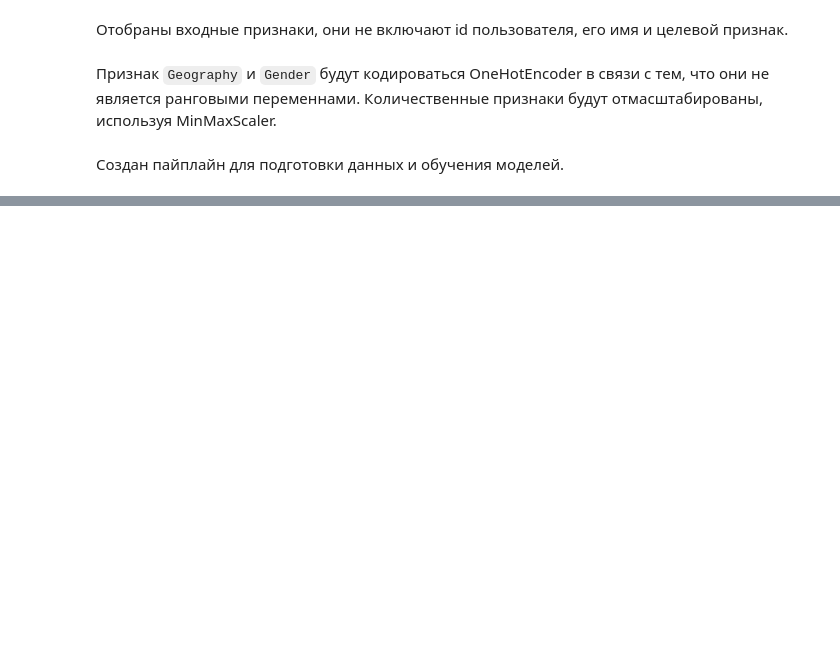
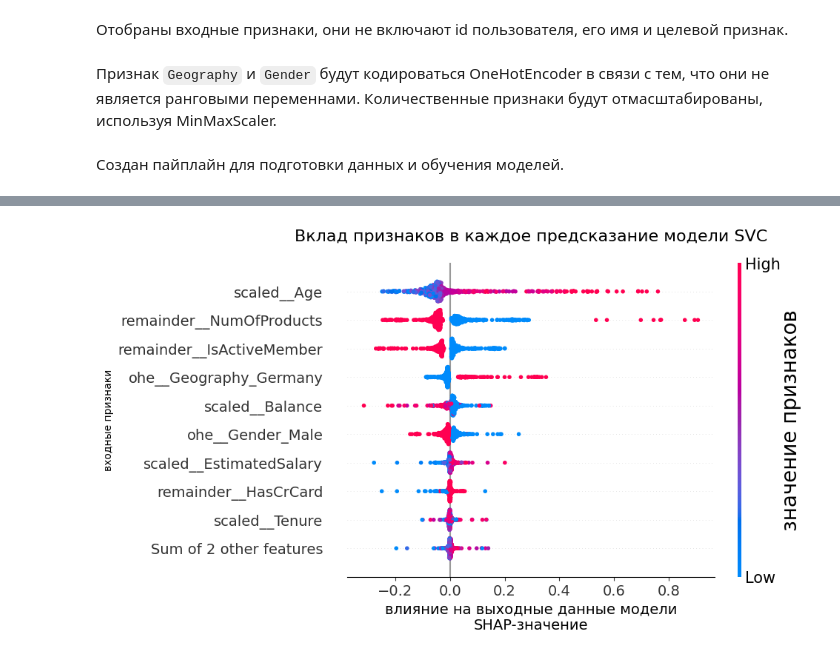
Before and after one commit to serguntsov/webbee_predict_customer_churn, a Jupyter notebook: pred_customer_churn.ipynb, the cells around one changed output, grey strips where cells are left out. Drawn from its saved outputs; the diff is of its cells as text; code cells hidden in the pictures; blank space fills up the shorter version.

```diff
--- a/pred_customer_churn.ipynb
+++ b/pred_customer_churn.ipynb
@@ -429,0 +508,12 @@ param_grid= [
+# %%
+param_distributions_svc = {
+    "models": CategoricalDistribution([
+        SVC(random_state=RANDOM_STATE, probability=True)]),
+
+    "models__kernel": CategoricalDistribution(['rbf', 'sigmoid', 'poly']),
+    "models__C": IntDistribution(1, 10),
+    "models__degree": IntDistribution(1, 5)
+}
+
+
+oscv_svc = optuna_search_clf(param_distributions_svc, X, y, pipe)
@@ -429,0 +643,4 @@ param_grid= [
+# %%
+get_shape_beeswarm(oscv_svc, X, size=500)
+# %% [output]
+[figure, added]
```
Also changed, not shown: parts of 22 cells of this notebook.
